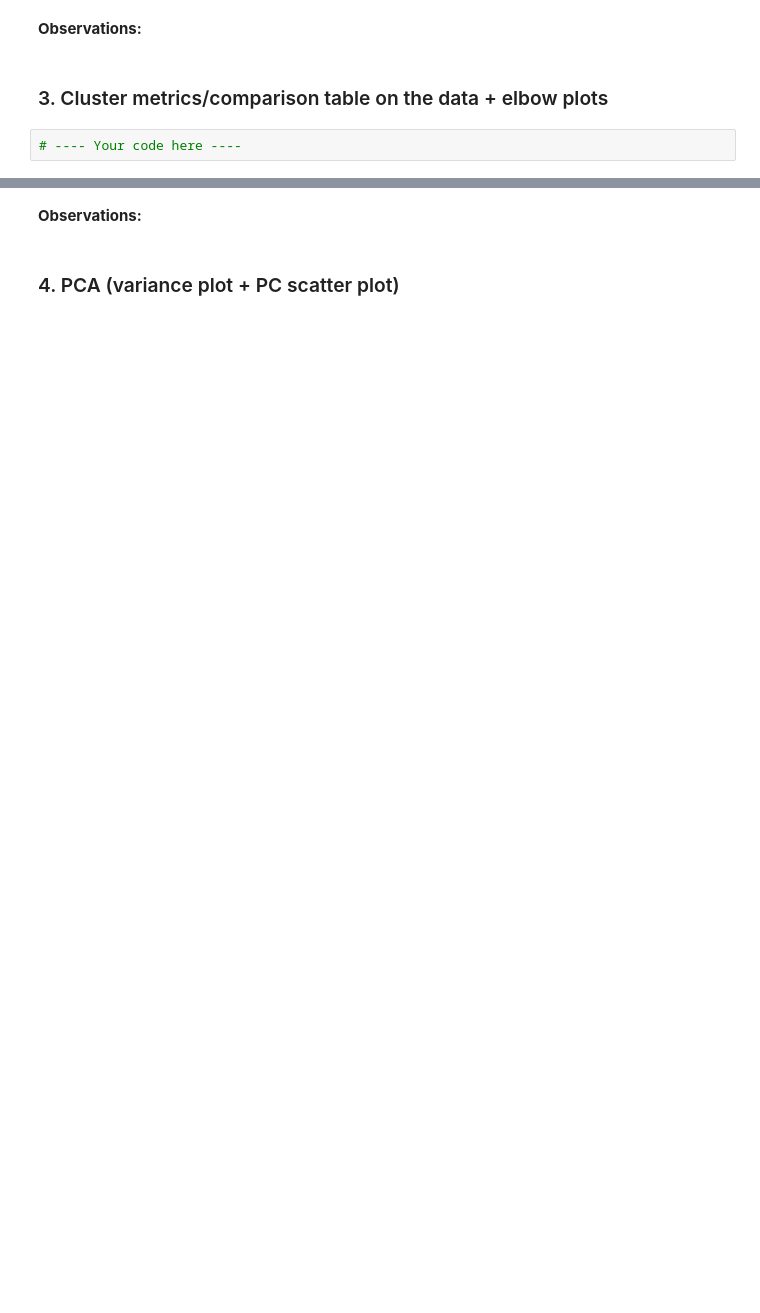
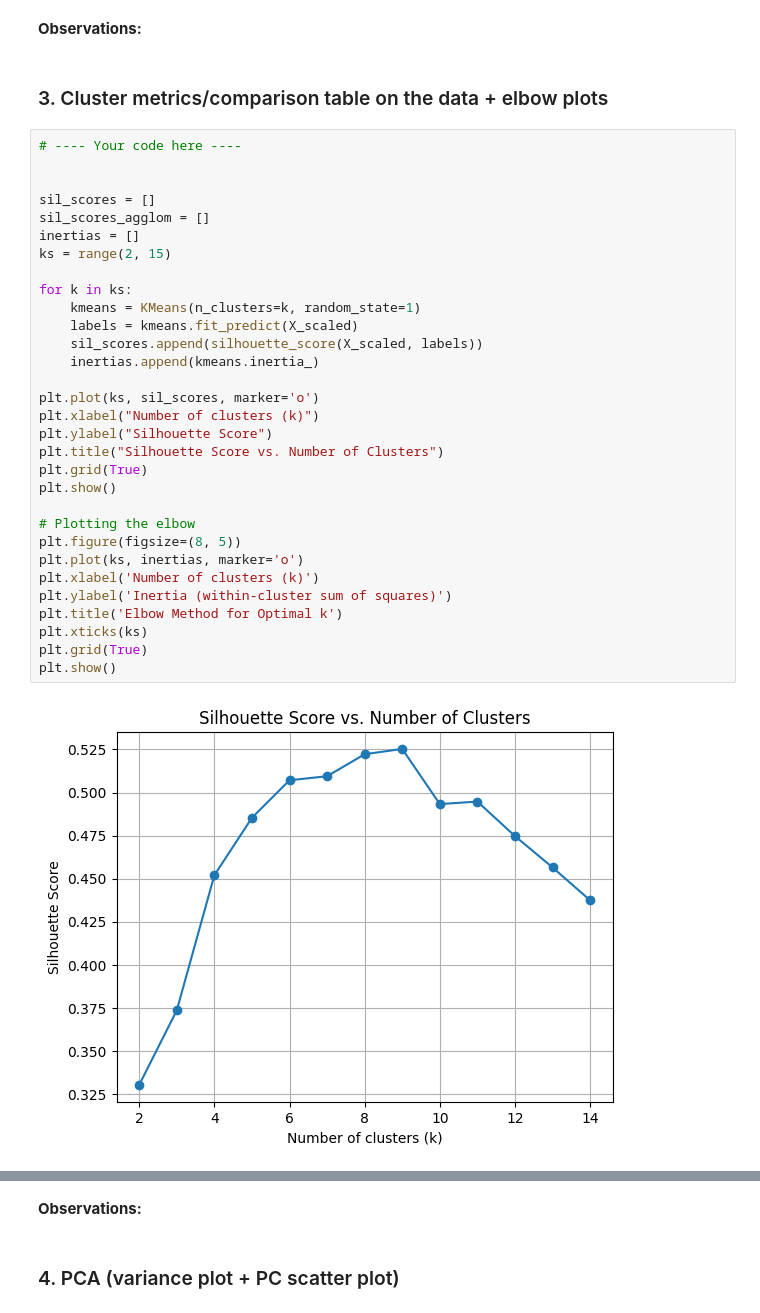
Before and after one commit to SailorJens/ML_Uni_Notebooks, a Jupyter notebook: Assessment template - Classification_Jens_v1.ipynb, the cells around one changed output, grey strips where cells are left out. Drawn from its saved outputs; the diff is of its cells as text; blank space fills up the shorter version.

```diff
--- a/Assessment template - Classification_Jens_v1.ipynb
+++ b/Assessment template - Classification_Jens_v1.ipynb
@@ -206,5 +209,36 @@ for n_clusters in range(2, 11):
 **Observations:**
 # %% [markdown]
 ### 3. Cluster metrics/comparison table on the data + elbow plots
-# %%
-# ---- Your code here ----
+# %%
+# ---- Your code here ----
+
+
+sil_scores = []
+sil_scores_agglom = []
+inertias = []
+ks = range(2, 15)
+
+for k in ks:
+    kmeans = KMeans(n_clusters=k, random_state=1)
+    labels = kmeans.fit_predict(X_scaled)
+    sil_scores.append(silhouette_score(X_scaled, labels))
+    inertias.append(kmeans.inertia_)
+
+plt.plot(ks, sil_scores, marker='o')
+plt.xlabel("Number of clusters (k)")
+plt.ylabel("Silhouette Score")
+plt.title("Silhouette Score vs. Number of Clusters")
+plt.grid(True)
+plt.show()
+
+# Plotting the elbow
+plt.figure(figsize=(8, 5))
+plt.plot(ks, inertias, marker='o')
+plt.xlabel('Number of clusters (k)')
+plt.ylabel('Inertia (within-cluster sum of squares)')
+plt.title('Elbow Method for Optimal k')
+plt.xticks(ks)
+plt.grid(True)
+plt.show()
+# %% [output]
+[figure, added]
```
Also changed, not shown: parts of 7 cells of this notebook.
